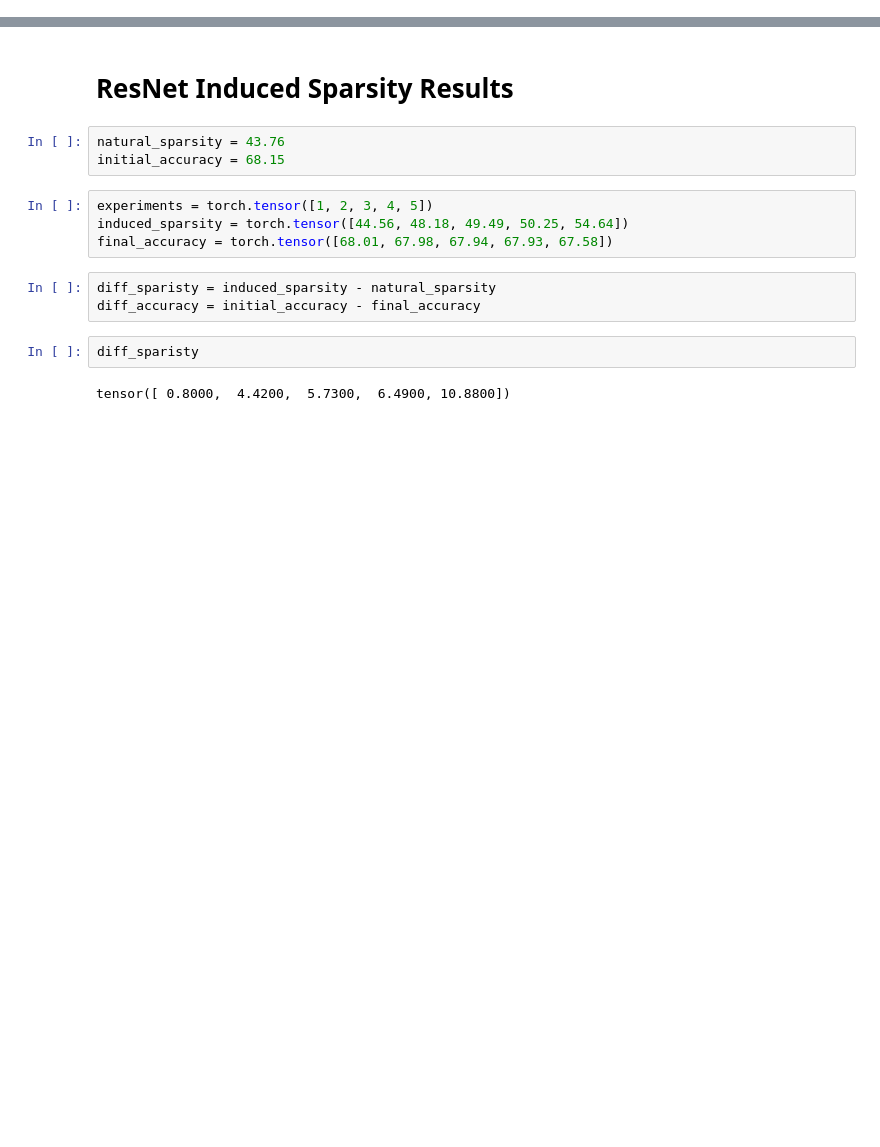
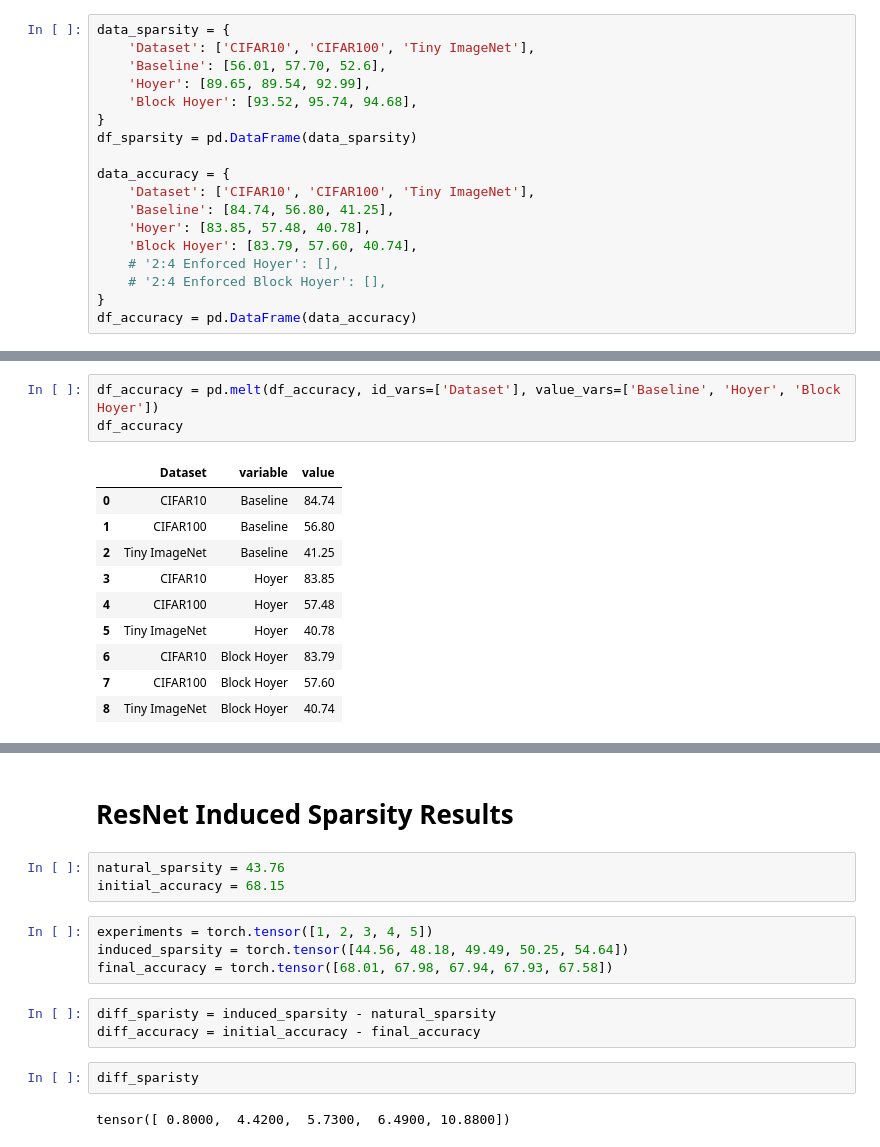
Before and after one commit to Didanny/activation-sparsity, a Jupyter notebook: plots.ipynb, the cells around one changed output, grey strips where cells are left out. Saved outputs shown, nothing was run; the diff lists cells and outputs as text; blank space fills up the shorter version.

```diff
--- a/plots.ipynb
+++ b/plots.ipynb
@@ -24,0 +28,18 @@ SHOW = True
+# %%
+data_sparsity = {
+    'Dataset': ['CIFAR10', 'CIFAR100', 'Tiny ImageNet'],
+    'Baseline': [56.01, 57.70, 52.6],
+    'Hoyer': [89.65, 89.54, 92.99],
+    'Block Hoyer': [93.52, 95.74, 94.68],
+}
+df_sparsity = pd.DataFrame(data_sparsity)
+
+data_accuracy = {
+    'Dataset': ['CIFAR10', 'CIFAR100', 'Tiny ImageNet'],
+    'Baseline': [84.74, 56.80, 41.25],
+    'Hoyer': [83.85, 57.48, 40.78],
+    'Block Hoyer': [83.79, 57.60, 40.74],
+    # '2:4 Enforced Hoyer': [],
+    # '2:4 Enforced Block Hoyer': [],
+}
+df_accuracy = pd.DataFrame(data_accuracy)
@@ -24,0 +53,14 @@ SHOW = True
+# %%
+df_accuracy = pd.melt(df_accuracy, id_vars=['Dataset'], value_vars=['Baseline', 'Hoyer', 'Block Hoyer'])
+df_accuracy
+# %% [output]
+|  | Dataset | variable | value |
+| 0 | CIFAR10 | Baseline | 84.74 |
+| 1 | CIFAR100 | Baseline | 56.80 |
+| 2 | Tiny ImageNet | Baseline | 41.25 |
+| 3 | CIFAR10 | Hoyer | 83.85 |
+| 4 | CIFAR100 | Hoyer | 57.48 |
+| 5 | Tiny ImageNet | Hoyer | 40.78 |
+| 6 | CIFAR10 | Block Hoyer | 83.79 |
+| 7 | CIFAR100 | Block Hoyer | 57.60 |
+| 8 | Tiny ImageNet | Block Hoyer | 40.74 |
```
Also changed, not shown: parts of 9 cells of this notebook, 8 other files.
